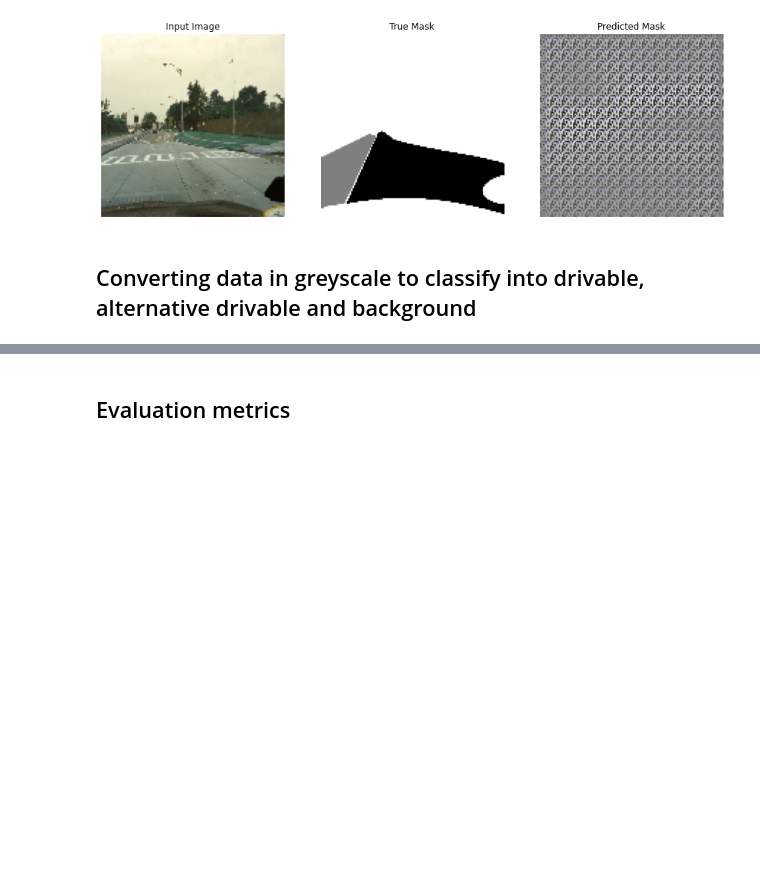
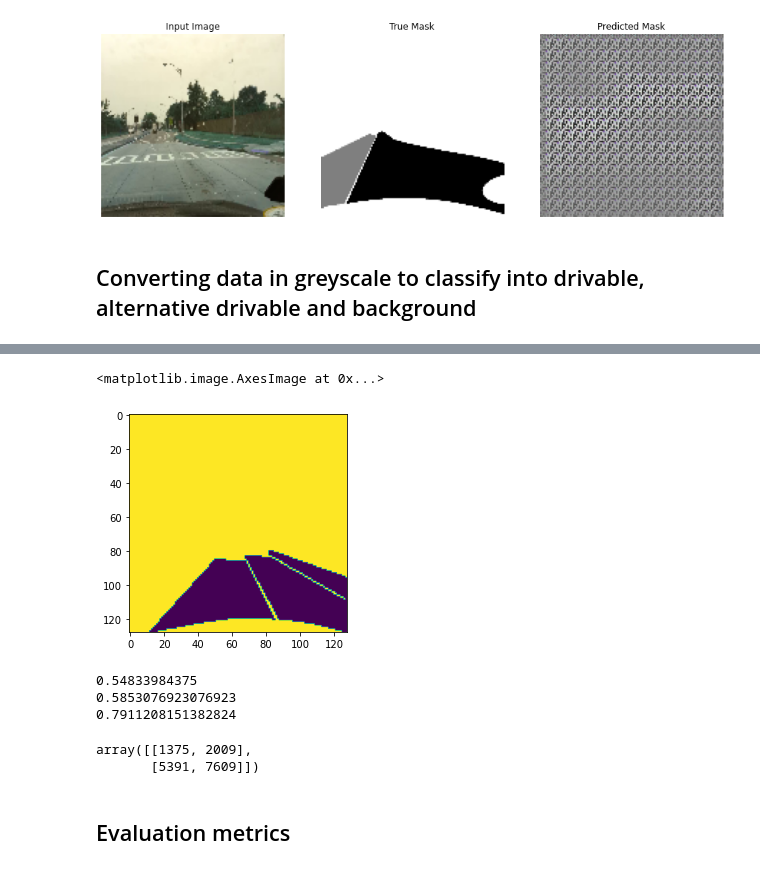
Before and after one commit to fidelianawar/W207-ML-Final, a Jupyter notebook: Karina_W207_Final_Project.ipynb, the cells around one changed output, grey strips where cells are left out. Drawn from its saved outputs; the diff is of its cells as text; code cells hidden in the pictures; blank space fills up the shorter version.

```diff
--- a/Karina_W207_Final_Project.ipynb
+++ b/Karina_W207_Final_Project.ipynb
@@ -536,2 +519,26 @@ acc
+# %%
+#classify into two bins (drivable and background)
+bins = [2]
+classified_mask = classify(grayscale_mask,bins)
+classified_mask[0][-1]
+plt.imshow(classified_mask[0])
+# %% [output]
+<matplotlib.image.AxesImage at 0x...>
+[figure, added]
+# %%
+acc = metrics.accuracy_score(classified_mask[0].flatten(),classified_pred[0].flatten())
+print(acc)
+recall = metrics.recall_score(classified_mask[0].flatten(),classified_pred[0].flatten())
+print(recall)
+precision = metrics.precision_score(classified_mask[0].flatten(),classified_pred[0].flatten())
+print(precision)
+
+metrics.confusion_matrix(classified_mask[0].flatten(), classified_pred[0].flatten())
+# %% [output]
+0.54833984375
+0.5853076923076923
+0.7911208151382824
+array([[1375, 2009],
+       [5391, 7609]])
 # %% [markdown]
 ## Evaluation metrics
```
Also changed, not shown: parts of 10 cells of this notebook.
